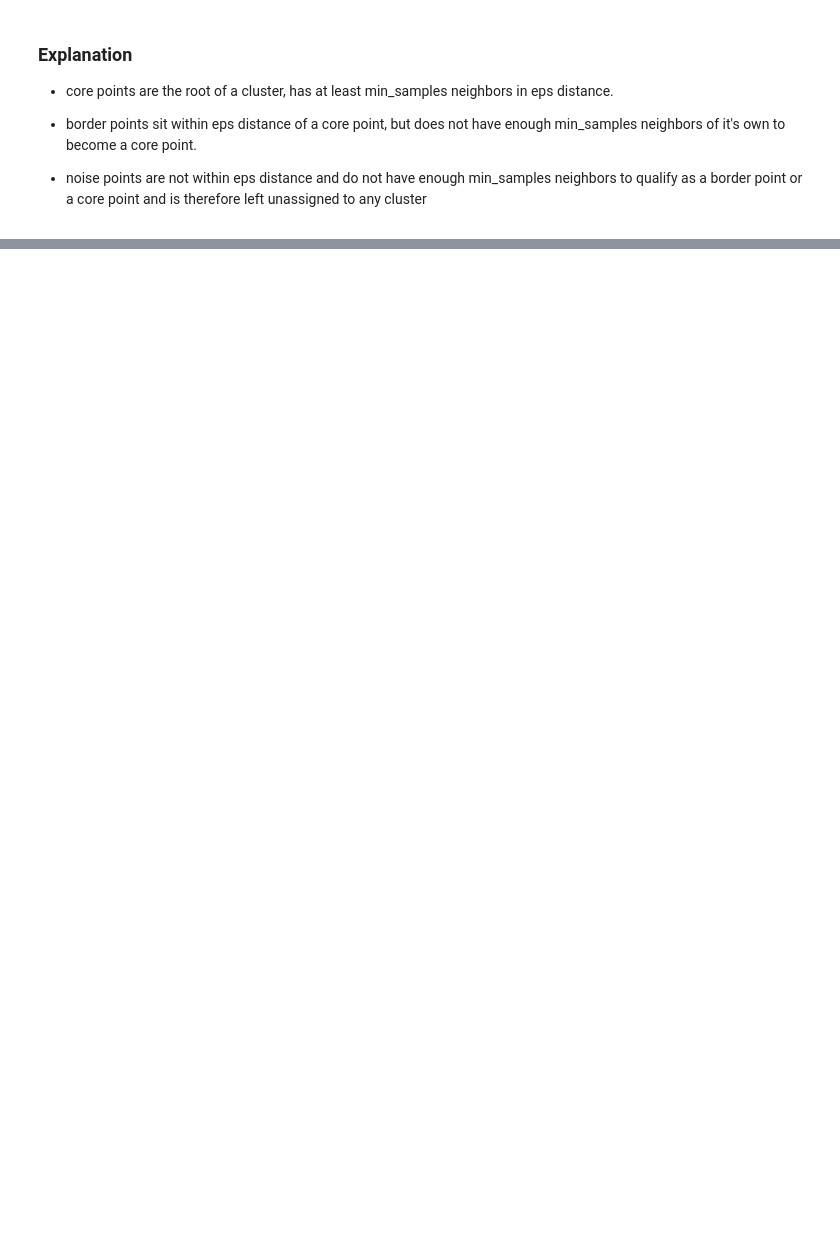
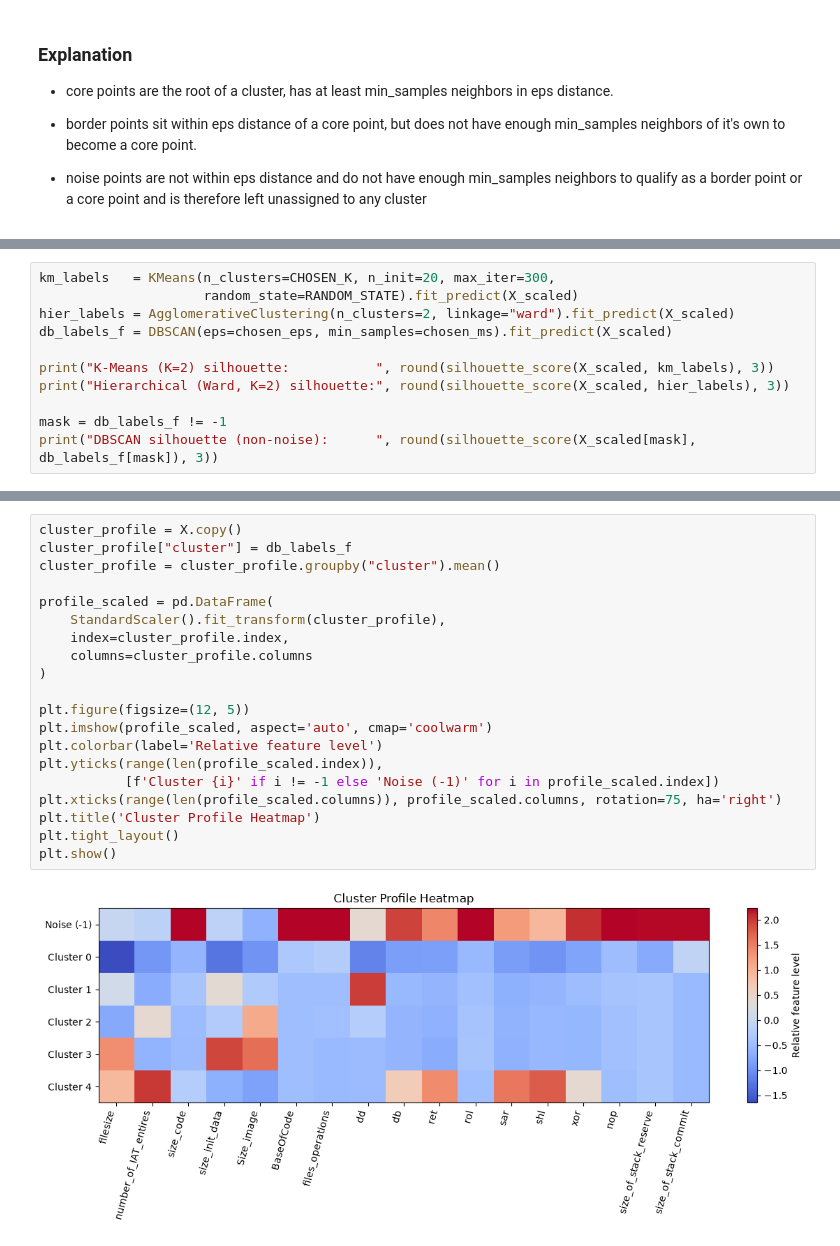
Before and after one commit to blbaum/aiForSecurity, a Jupyter notebook: module4/Assignment3-Baum.ipynb, the cells around one changed output, grey strips where cells are left out. Drawn from its saved outputs; the diff is of its cells as text; blank space fills up the shorter version.

```diff
--- a/module4/Assignment3-Baum.ipynb
+++ b/module4/Assignment3-Baum.ipynb
@@ -745,0 +743,11 @@ Name: count, dtype: int64
+# %%
+km_labels   = KMeans(n_clusters=CHOSEN_K, n_init=20, max_iter=300,
+                     random_state=RANDOM_STATE).fit_predict(X_scaled)
+hier_labels = AgglomerativeClustering(n_clusters=2, linkage="ward").fit_predict(X_scaled)
+db_labels_f = DBSCAN(eps=chosen_eps, min_samples=chosen_ms).fit_predict(X_scaled)
+
+print("K-Means (K=2) silhouette:           ", round(silhouette_score(X_scaled, km_labels), 3))
+print("Hierarchical (Ward, K=2) silhouette:", round(silhouette_score(X_scaled, hier_labels), 3))
+
+mask = db_labels_f != -1
+print("DBSCAN silhouette (non-noise):      ", round(silhouette_score(X_scaled[mask], db_labels_f[mask]), 3))
@@ -745,0 +840,22 @@ Name: count, dtype: int64
+# %%
+cluster_profile = X.copy()
+cluster_profile["cluster"] = db_labels_f
+cluster_profile = cluster_profile.groupby("cluster").mean()
+
+profile_scaled = pd.DataFrame(
+    StandardScaler().fit_transform(cluster_profile),
+    index=cluster_profile.index,
+    columns=cluster_profile.columns
+)
+
+plt.figure(figsize=(12, 5))
+plt.imshow(profile_scaled, aspect='auto', cmap='coolwarm')
+plt.colorbar(label='Relative feature level')
+plt.yticks(range(len(profile_scaled.index)),
+           [f'Cluster {i}' if i != -1 else 'Noise (-1)' for i in profile_scaled.index])
+plt.xticks(range(len(profile_scaled.columns)), profile_scaled.columns, rotation=75, ha='right')
+plt.title('Cluster Profile Heatmap')
+plt.tight_layout()
+plt.show()
+# %% [output]
+[figure, added]
```
Also changed, not shown: parts of 16 cells of this notebook, 6 other files.
